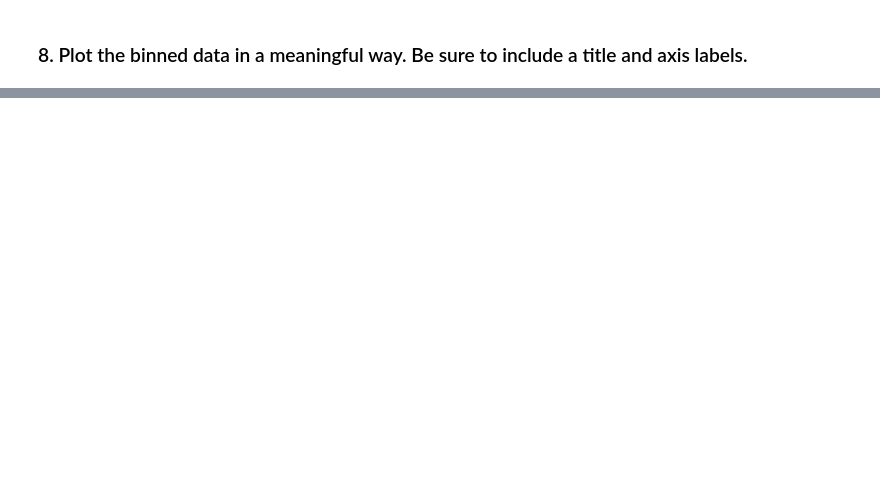
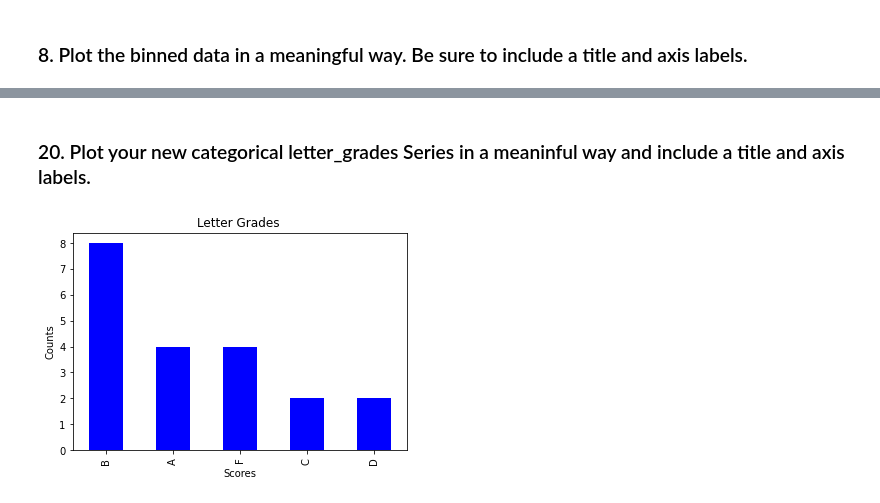
Before and after one commit to cindyvillanuevads/numpy-pandas-visualization-exercises, a Jupyter notebook: pandas_series_part3.ipynb, the cells around one changed output, grey strips where cells are left out. Cells and saved outputs as stored; diff of their text form; code cells hidden in the pictures; blank space fills up the shorter version.

```diff
--- a/pandas_series_part3.ipynb
+++ b/pandas_series_part3.ipynb
@@ -336,0 +431,2 @@ TypeError: no numeric data to plot
+# %%
+curv = 100 - exam_scores.max()
@@ -336,0 +437,2 @@ TypeError: no numeric data to plot
+# %%
+curved_grades = exam_scores + curv
@@ -336,0 +471,11 @@ TypeError: no numeric data to plot
+# %%
+#define bine edges
+bin_edges = [0,70,75,80,90,101]
+#create the bin labes
+bin_labels = ['F','D','C','B','A']
+
+#using the .cut()function to create the 5 bins and labels.
+#check documentation for .cut()
+#pandas.cut(x, bins, right=True, labels=None, retbins=False, precision=3, include_lowest=False, duplicates='raise',
+#           ordered=True)
+letter_grades = pd.cut(curved_grades, bins = bin_edges, labels = bin_labels)
@@ -336,0 +525,10 @@ TypeError: no numeric data to plot
+# %% [markdown]
+###  20. Plot your new categorical letter_grades Series in a meaninful way and include a title and axis labels.
+# %%
+letter_grades.value_counts().plot(kind="bar", color = 'b')
+plt.title('Letter Grades ')
+plt.xlabel('Scores')
+plt.ylabel('Counts')
+plt.show()
+# %% [output]
+[figure, added]
```
Also changed, not shown: parts of 33 cells of this notebook.
